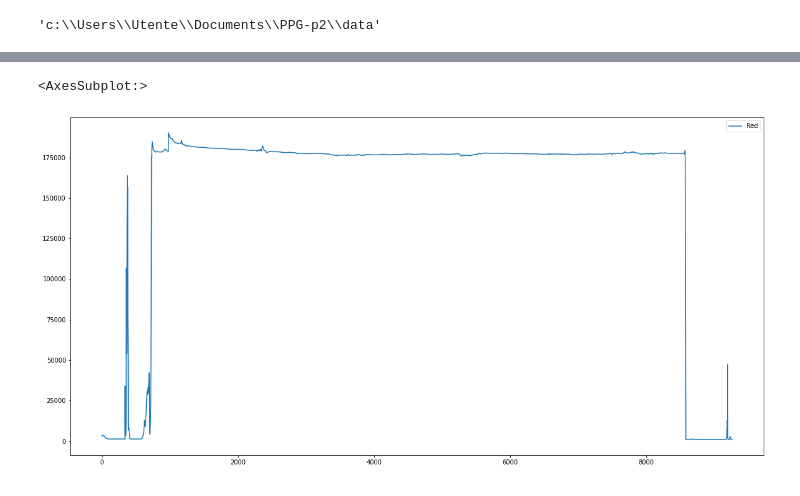
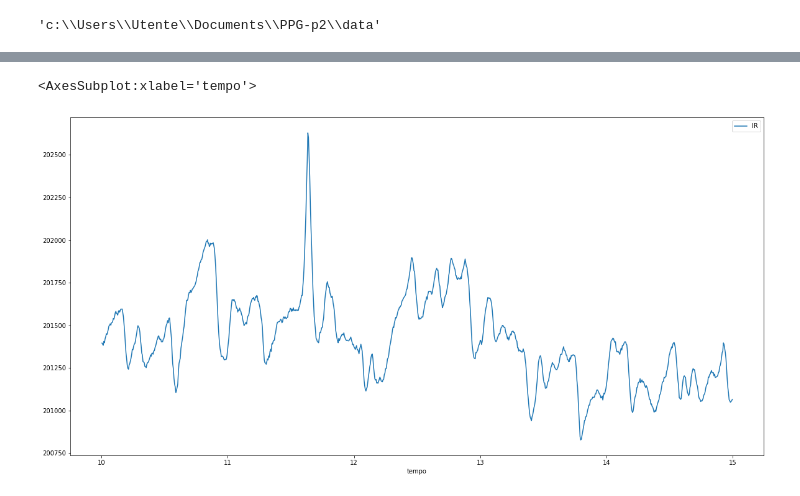
Before and after one commit to 221eSmact/PPG-p2, a Jupyter notebook: code/report.ipynb, the cells around one changed output, grey strips where cells are left out. Drawn from its saved outputs; the diff is of its cells as text; code cells hidden in the pictures.

```diff
--- a/code/report.ipynb
+++ b/code/report.ipynb
@@ -8,15 +10,13 @@ os.getcwd()
 # %% [output]
 'c:\\Users\\Utente\\Documents\\PPG-p2\\data'
 # %%
-df = pd.read_table('1-Tommaso.txt')
+df = pd.read_table('4-Riccardo.txt')
 # %%
 df = df.iloc[:,-3:]
 # %%
 df = df.rename(columns={'PPG_RED.' : 'Red', 'PPG_IR.': 'IR', 'PPG_GREEN.':'Green'})
 # %%
 df['tempo'] = df.index/200
-# %%
-df = df.set_index('tempo')
 # %%
 df
 # %% [output]
@@ -40,0 +41,12 @@ df.plot(y= 'IR', figsize=(20,10))
+# %%
+def taglio(df):
+    print(len(df))
+    for i in range(len(df)-1):
+
+        if((df.at[i+1, 'tempo'] - df.at[i, 'tempo'])>0.1):
+            print(df.at[i+1, 'tempo'], df.at[i, 'tempo'])
+            df = df[0:i]
+            break
+    return df
+# %%
+df = taglio(df[df.IR> 190000].reset_index(drop=True).copy())
@@ -41,5 +72,5 @@ df.plot(y= 'IR', figsize=(20,10))
 # %%
-df.plot(y= 'Red', figsize=(20,10))
+df[(df.tempo>10) & (df.tempo<15)].plot(x='tempo',y= 'IR', figsize=(20,10))
 # %% [output]
-<AxesSubplot:>
+<AxesSubplot:xlabel='tempo'>
-[figure, old version]
+[figure, new version]
```
Also changed, not shown: parts of 12 cells of this notebook.
